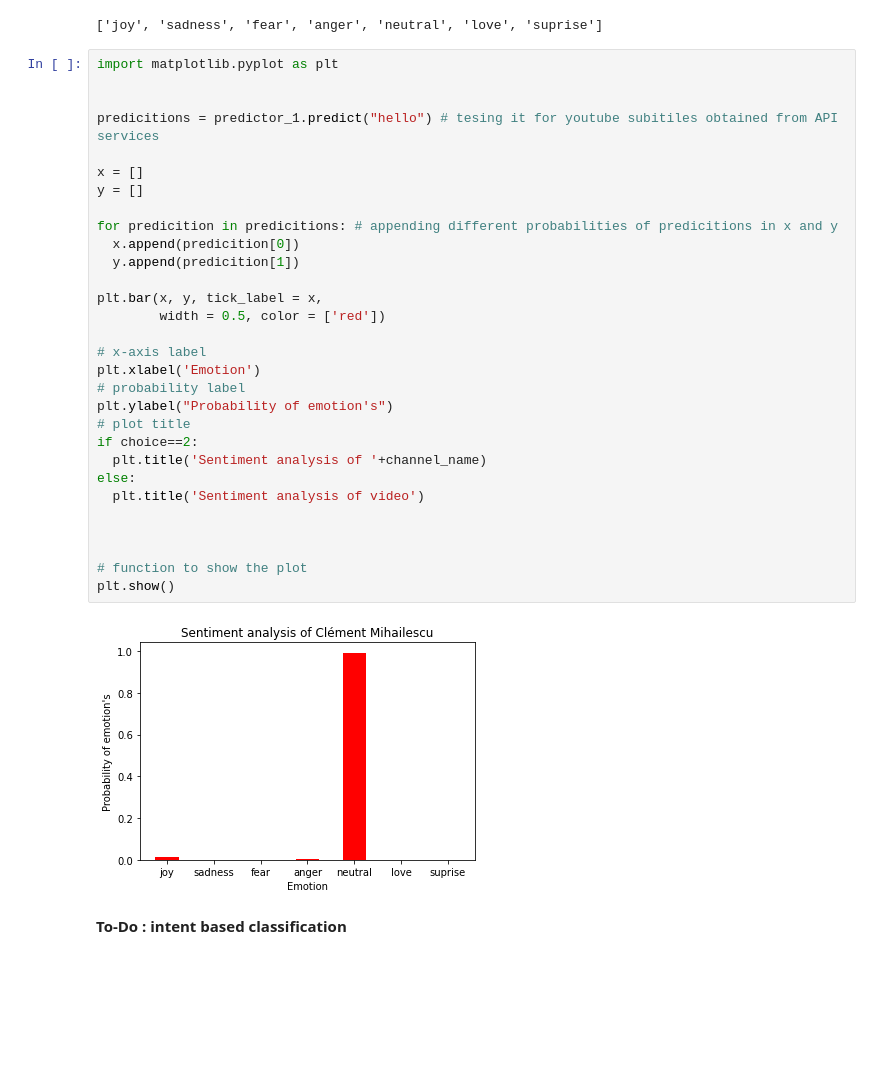
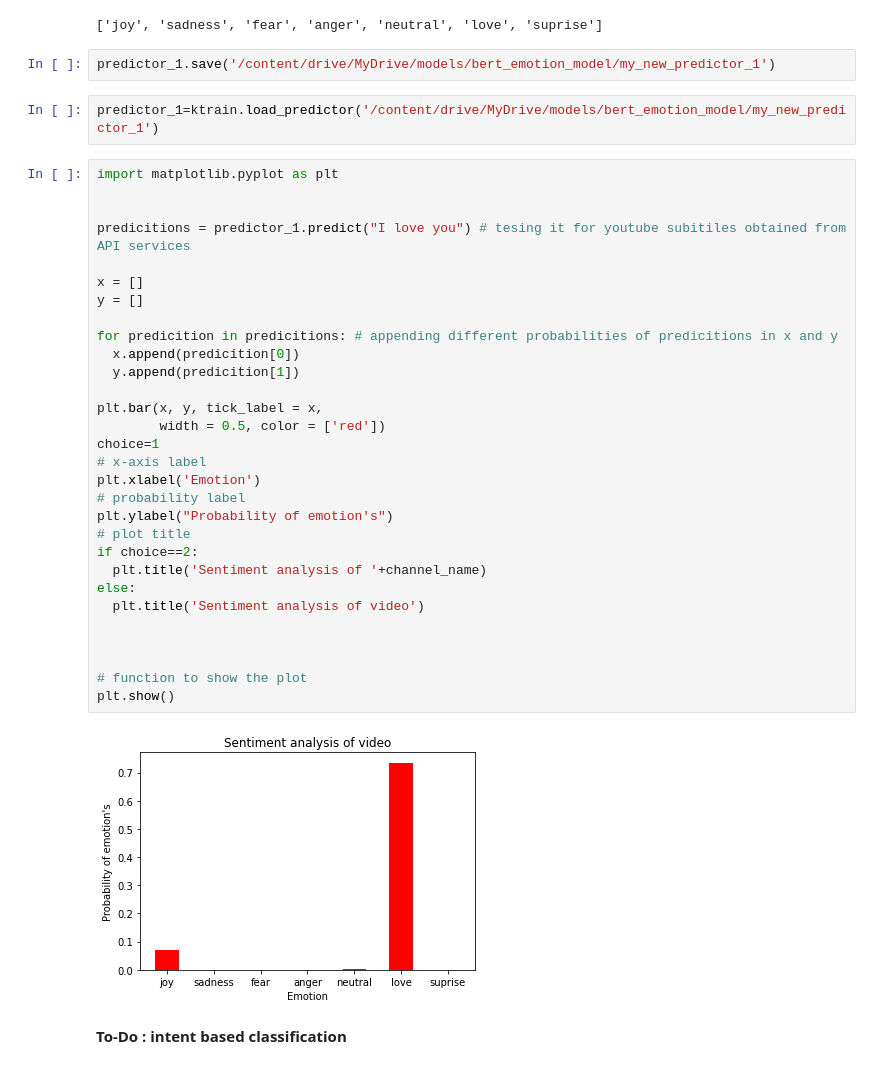
Before and after one commit to dineshssdn-867/Sentiment-analysis-of-youtubers, a Jupyter notebook: Notebook/MAIN_NLP.ipynb, the cells around one changed output. Cells and saved outputs as stored; diff of their text form; blank space fills up the shorter version.

Commit message:
Some major fixes and model is optimized.

```diff
--- a/Notebook/MAIN_NLP.ipynb
+++ b/Notebook/MAIN_NLP.ipynb
@@ -300,38 +249,42 @@ predictor_1 = ktrain.get_predictor(learner_1.model, preproc) #Let's predict the
 predictor_1.get_classes() # getting the categorical classes
 # %% [output]
 ['joy', 'sadness', 'fear', 'anger', 'neutral', 'love', 'suprise']
+# %%
+predictor_1.save('/content/drive/MyDrive/models/bert_emotion_model/my_new_predictor_1')
+# %%
+predictor_1=ktrain.load_predictor('/content/drive/MyDrive/models/bert_emotion_model/my_new_predictor_1')
 # %%
 import matplotlib.pyplot as plt
 
 
-predicitions = predictor_1.predict("hello") # tesing it for youtube subitiles obtained from API services
+predicitions = predictor_1.predict("I love you") # tesing it for youtube subitiles obtained from API services
 
 x = []
 y = []
 
 for predicition in predicitions: # appending different probabilities of predicitions in x and y
   x.append(predicition[0])
   y.append(predicition[1])
 
 plt.bar(x, y, tick_label = x,
         width = 0.5, color = ['red'])
-
+choice=1
 # x-axis label
 plt.xlabel('Emotion')
 # probability label
 plt.ylabel("Probability of emotion's")
 # plot title
 if choice==2:
   plt.title('Sentiment analysis of '+channel_name)
 else:
   plt.title('Sentiment analysis of video')
 
 
 
 # function to show the plot
 plt.show()
 # %% [output]
-[figure, old version]
+[figure, new version]
 # %% [markdown]
 **To-Do :  intent based classification**
 # %%
```
Also changed, not shown: parts of 17 cells of this notebook.
